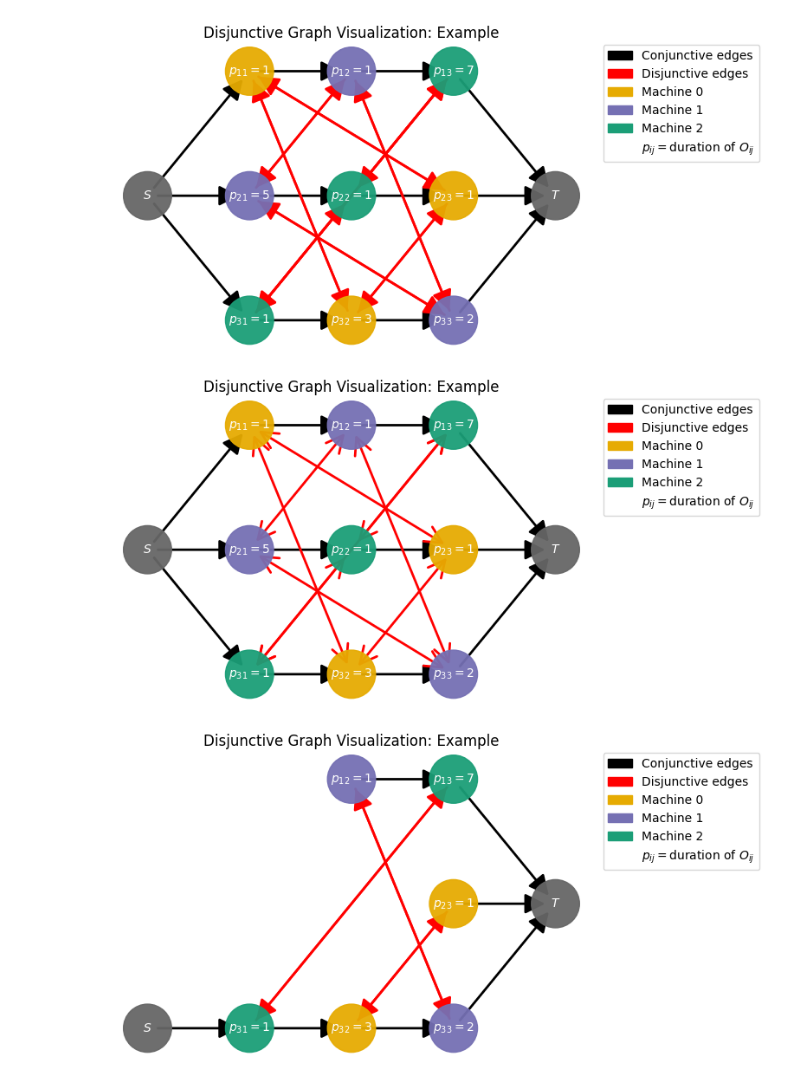
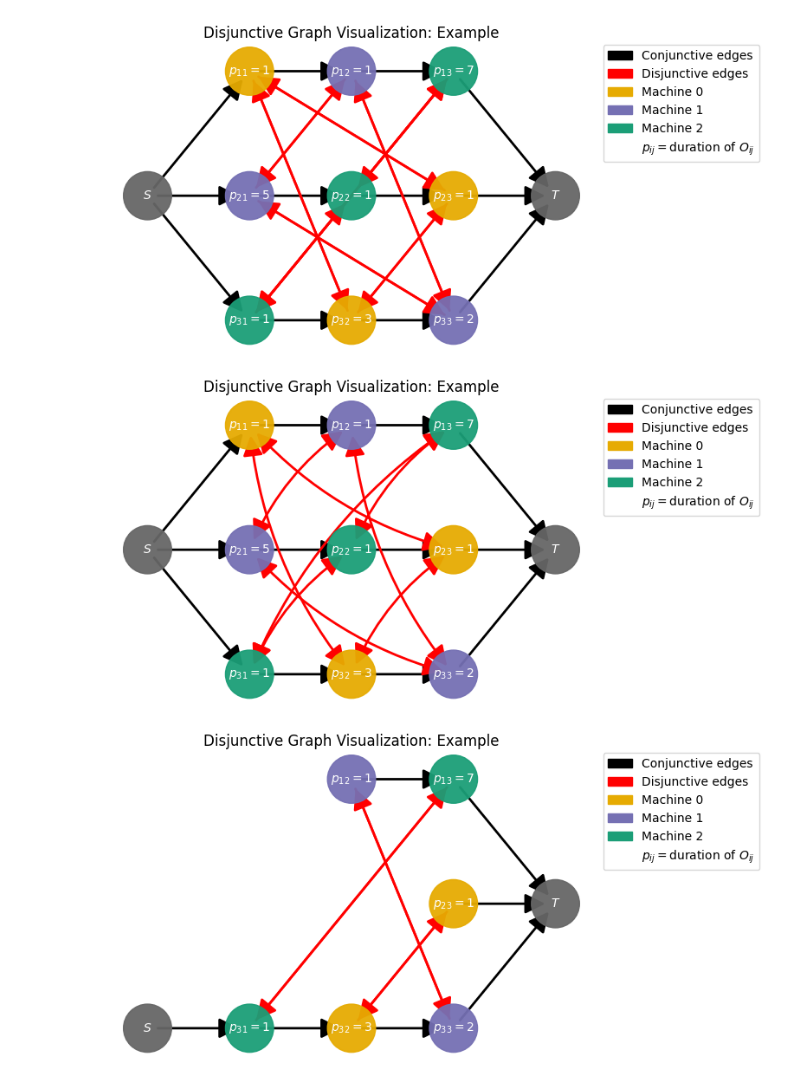
Before and after one commit to Pabloo22/job_shop_lib, a Jupyter notebook: docs/source/examples/04-Disjunctive-Graph.ipynb, the cells around one changed output. Cells and saved outputs as stored; diff of their text form; code cells hidden in the pictures.

Commit message:
[Docs] Update disjunctive graph example image in README

```diff
--- a/docs/source/examples/04-Disjunctive-Graph.ipynb
+++ b/docs/source/examples/04-Disjunctive-Graph.ipynb
@@ -78,13 +78,16 @@ _ = plot_disjunctive_graph(graph, figsize=(6, 4))
 # %%
 # You cal also pass the instance directly
 _ = plot_disjunctive_graph(
     instance,
     figsize=(6, 4),
     draw_disjunctive_edges="single_edge",
-    disjunctive_edges_additional_params={"arrowstyle": "<->"},
+    disjunctive_edges_additional_params={
+        "arrowstyle": "<|-|>",
+        "connectionstyle": "arc3,rad=0.15",
+    },
 )
 # %% [output]
-[figure, old version]
+[figure, new version]
 # %%
 # Let's remove some nodes
 graph.remove_node(0)
```
Also changed, not shown: 1 other file.
